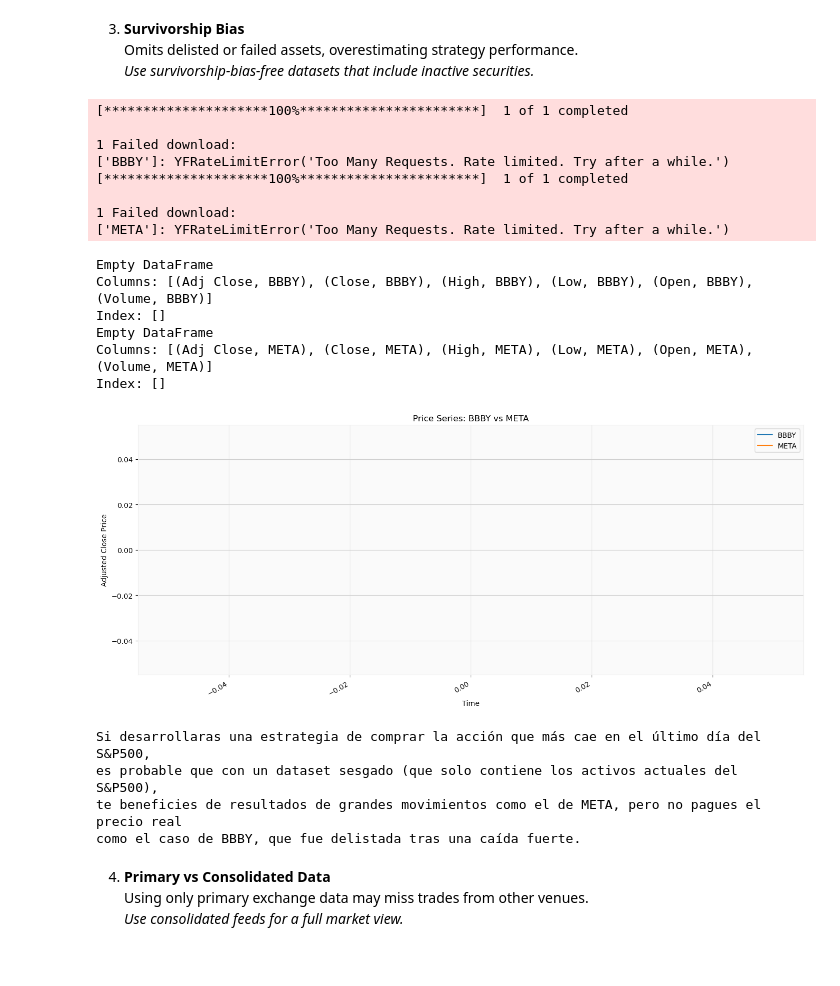
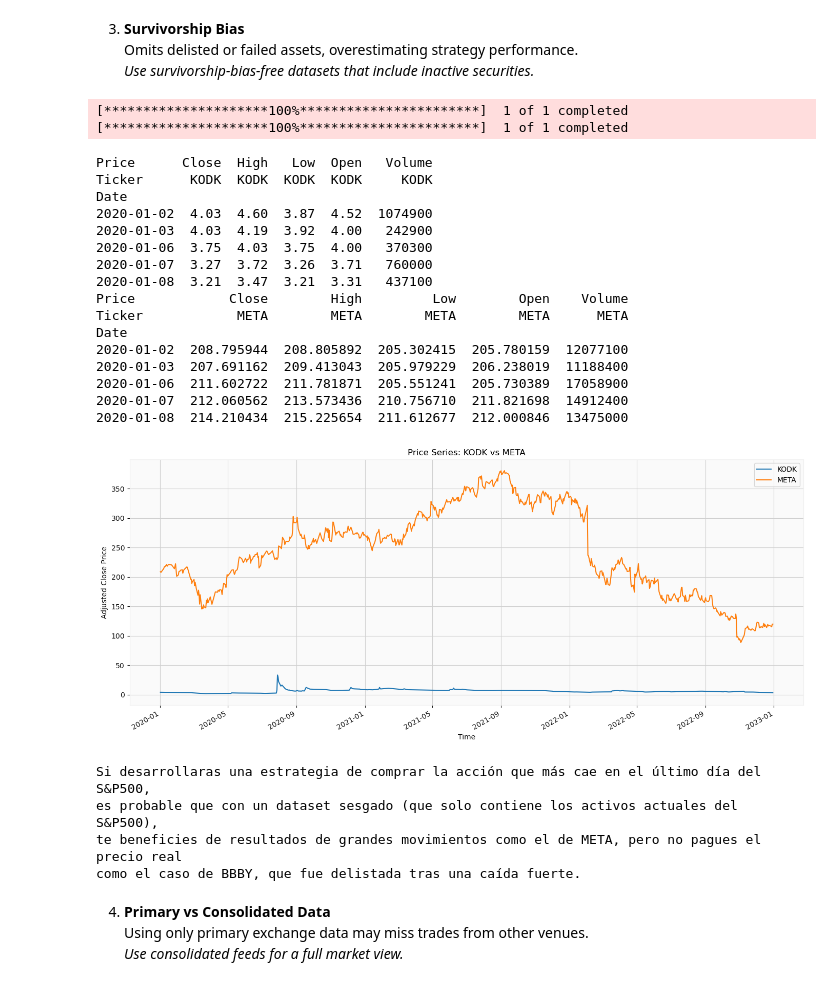
Before and after one commit to spinortechnologies/spinortechnologies, a Jupyter notebook: Utilitites/ApiDataExtraction.ipynb, the cells around one changed output. Cells and saved outputs as stored; diff of their text form; code cells hidden in the pictures.

Commit message:
Edición Api Data

```diff
--- a/Utilitites/ApiDataExtraction.ipynb
+++ b/Utilitites/ApiDataExtraction.ipynb
@@ -865,64 +787,69 @@ YFRateLimitError: Too Many Requests. Rate limited. Try after a while.
 
 
 # Definir símbolos y fechas
-symbol1 = "BBBY"
+symbol1 = "KODK"
 symbol2 = "META"
 from_date = "2020-01-01"
 to_date = "2023-01-01"
 
 # Descargar datos históricos con yfinance
-data_bbby = yf.download(symbol1, start=from_date, end=to_date)
-data_meta = yf.download(symbol2, start=from_date, end=to_date)
+data_bbby = yf.download(symbol1, start=from_date, end=to_date,auto_adjust=True)
+data_meta = yf.download(symbol2, start=from_date, end=to_date,auto_adjust=True)
+
 
 # Mostrar primeras filas para verificar
 print(data_bbby.head())
 print(data_meta.head())
 
 # Usar la columna 'Adj Close' para análisis (ajustada por splits y dividendos)
-bbby_adj = data_bbby['Adj Close']
-meta_adj = data_meta['Adj Close']
+bbby_adj = data_bbby['Close']
+meta_adj = data_meta['Close']
 
 # Obtener fechas comunes entre ambas series
 common_dates = bbby_adj.index.intersection(meta_adj.index)
 bbby_adj = bbby_adj.loc[common_dates]
 meta_adj = meta_adj.loc[common_dates]
 
 # Combinar en un DataFrame para graficar
 df_prices = pd.concat([bbby_adj, meta_adj], axis=1)
-df_prices.columns = ['BBBY', 'META']
+df_prices.columns = ['KODK', 'META']
 
 # Graficar las series
 plt.figure(figsize=(14, 6))
 df_prices.plot(ax=plt.gca())
-plt.title('Price Series: BBBY vs META')
+plt.title('Price Series: KODK vs META')
 plt.xlabel('Time')
 plt.ylabel('Adjusted Close Price')
-plt.legend(['BBBY', 'META'])
+plt.legend(['KODK', 'META'])
 plt.grid(True)
 plt.tight_layout()
 plt.show()
 
 # Explicación
 print("Si desarrollaras una estrategia de comprar la acción que más cae en el último día del S&P500,")
 print("es probable que con un dataset sesgado (que solo contiene los activos actuales del S&P500),")
 print("te beneficies de resultados de grandes movimientos como el de META, pero no pagues el precio real")
 print("como el caso de BBBY, que fue delistada tras una caída fuerte.")
 # %% [output]
 [*********************100%***********************]  1 of 1 completed
-
-1 Failed download:
-['BBBY']: YFRateLimitError('Too Many Requests. Rate limited. Try after a while.')
 [*********************100%***********************]  1 of 1 completed
-
-1 Failed download:
-['META']: YFRateLimitError('Too Many Requests. Rate limited. Try after a while.')
-Empty DataFrame
-Columns: [(Adj Close, BBBY), (Close, BBBY), (High, BBBY), (Low, BBBY), (Open, BBBY), (Volume, BBBY)]
-Index: []
-Empty DataFrame
-Columns: [(Adj Close, META), (Close, META), (High, META), (Low, META), (Open, META), (Volume, META)]
-Index: []
+Price      Close  High   Low  Open   Volume
+Ticker      KODK  KODK  KODK  KODK     KODK
+Date
+2020-01-02  4.03  4.60  3.87  4.52  1074900
+2020-01-03  4.03  4.19  3.92  4.00   242900
+2020-01-06  3.75  4.03  3.75  4.00   370300
+2020-01-07  3.27  3.72  3.26  3.71   760000
+2020-01-08  3.21  3.47  3.21  3.31   437100
+Price            Close        High         Low        Open    Volume
+Ticker            META        META        META        META      META
+Date
+2020-01-02  208.795944  208.805892  205.302415  205.780159  12077100
+2020-01-03  207.691162  209.413043  205.979229  206.238019  11188400
+2020-01-06  211.602722  211.781871  205.551241  205.730389  17058900
+2020-01-07  212.060562  213.573436  210.756710  211.821698  14912400
+2020-01-08  214.210434  215.225654  211.612677  212.000846  13475000
-[figure, old version]
+[figure, new version]
 Si desarrollaras una estrategia de comprar la acción que más cae en el último día del S&P500,
 es probable que con un dataset sesgado (que solo contiene los activos actuales del S&P500),
 te beneficies de resultados de grandes movimientos como el de META, pero no pagues el precio real
```
Also changed, not shown: parts of 14 cells of this notebook.
